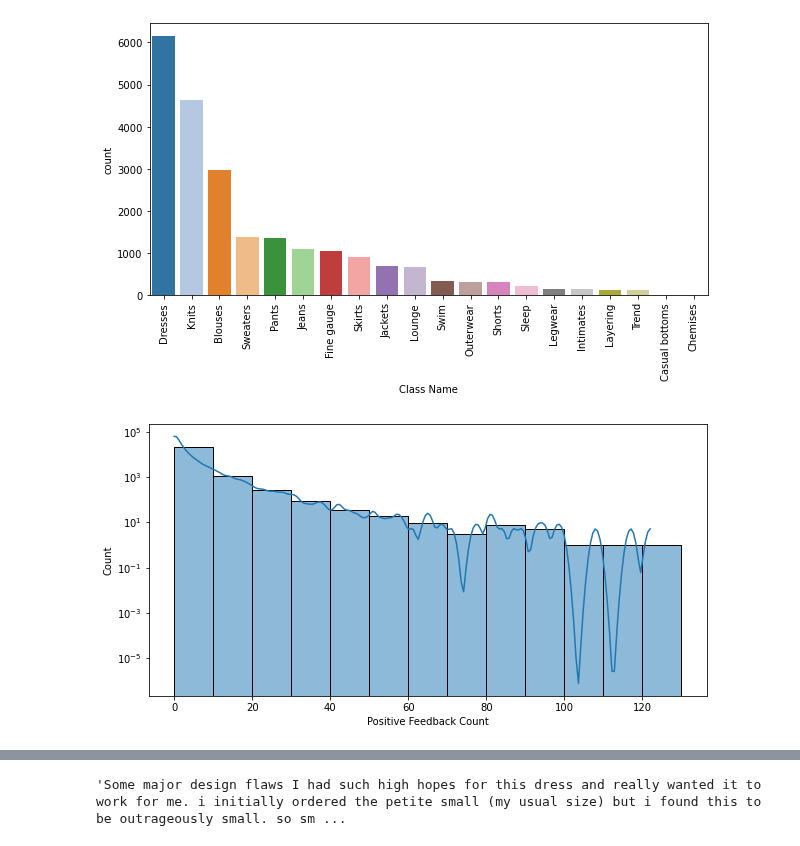
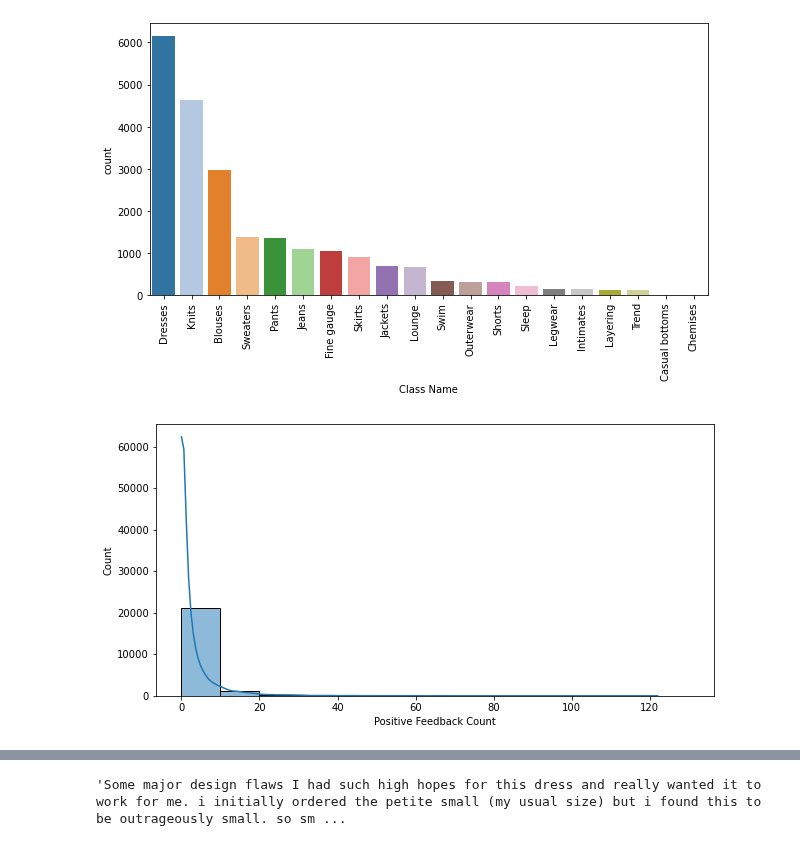
Before and after one commit to broepke/DATA110, a Jupyter notebook: Week 11/DATA110-Week11-Midterm-broepke.ipynb, the cells around one changed output, grey strips where cells are left out. Cells and saved outputs as stored; diff of their text form; code cells hidden in the pictures.

```diff
--- a/Week 11/DATA110-Week11-Midterm-broepke.ipynb
+++ b/Week 11/DATA110-Week11-Midterm-broepke.ipynb
@@ -310,9 +294,9 @@ ax.set_xticklabels(ax.get_xticklabels(), rotation=90);
 # %%
 plt.figure(figsize=(10, 5))
 ax = sns.histplot(df, x='Positive Feedback Count', kde=True, palette="tab20c", binwidth=10);
-ax.set(yscale="log");
+# ax.set(yscale="log");
 # %% [output]
-[figure, old version]
+[figure, new version]
 # %%
 plt.figure(figsize=(10, 5))
 sns.histplot(df, x='text_len', kde=True, palette="tab20c", binwidth=10);
```
Also changed, not shown: parts of 64 cells of this notebook.
